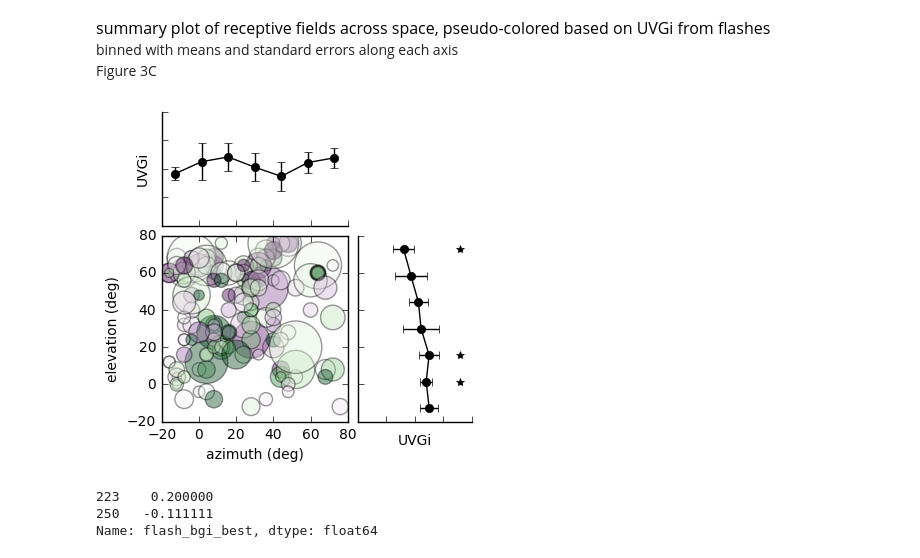
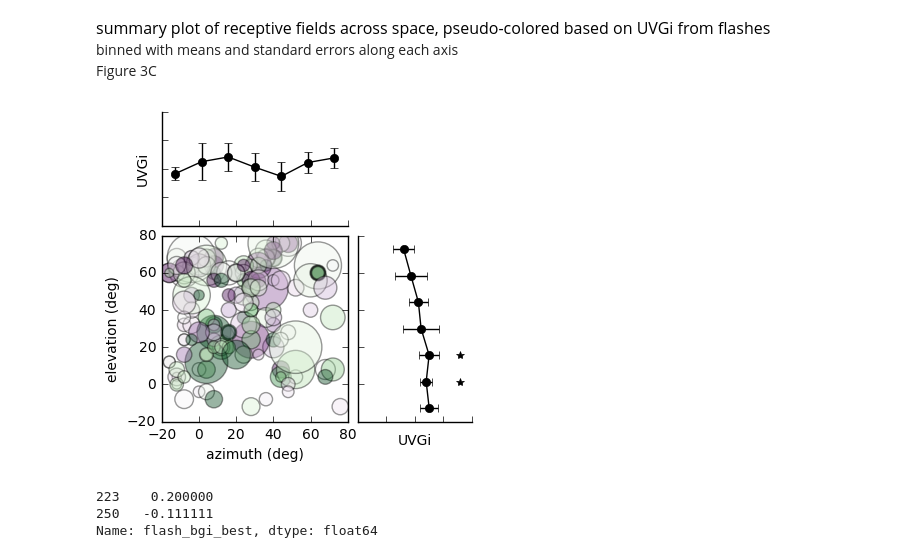
Before and after one commit to danieljdenman/mouse_chromatic, a Jupyter notebook: Denman2016_JNeurosci.ipynb, the cells around one changed output. Drawn from its saved outputs; the diff is of its cells as text; code cells hidden in the pictures.

```diff
--- a/Denman2016_JNeurosci.ipynb
+++ b/Denman2016_JNeurosci.ipynb
@@ -676,7 +677,7 @@ df2 = df2[(df2['rf_best_x']-28)*4. < 80]
 df2 = df2[(df2['rf_best_y']-28)*4. < 80]
 bins = 7
 rang = (-20,80)
-sig = .1
+sig = .05
 
 fig = plt.figure(figsize=(4,4))
 ax_scatter =  placeAxesOnGrid(fig,dim=(1,1),xspan=(0,0.6),yspan=(0.4,1.0))
@@ -699,34 +700,34 @@ for i,start in enumerate(_a[:-1]):
     end=_a[i+1]
     azimuth_pvals.append(ttest_1samp(y_a[x_a < end][x_a > start],0)[1])
     if ttest_1samp(y_a[x_a < end][x_a > start],0)[1] < sig:
         ax_azimuth.plot([0.8],(start+end)/2.,'k*')
 ax_azimuth.set_ylim(-1,1)
 ax_azimuth.set_ylabel('UVGi')
 
 ax_elevation =  placeAxesOnGrid(fig,dim=(1,1),xspan=(0.63,1),yspan=(0.4,1.0))
 x_e=(df2['rf_best_y'][~np.isnan(df2['flash_bgi_best'])]-28)*4.
 y_e=df2['flash_bgi_best'][~np.isnan(df2['flash_bgi_best'])]
 n_e,_=np.histogram(x_e,bins=bins,range=rang)
 sy_e,_e=np.histogram(x_e,bins=bins,range=rang,weights=y_e)
 sy2_e,_e=np.histogram(x_e,bins=bins,range=rang,weights=y_e*y_e)
 mean_e = sy_e/n_e
 std_e = (sy2_e/n_e- mean_e*mean_e)
 ax_elevation.errorbar(mean_e,(_e[1:]+_e[:-1])/2,fmt='o-',color='k',xerr=std_e)
 elevation_pvals = []
 for i,start in enumerate(_e[:-1]):
     end=_e[i+1]
     elevation_pvals.append(ttest_1samp(y_e[x_e < end][x_e > start],0)[1])
     if ttest_1samp(y_e[x_e < end][x_e > start],0)[1] < sig:
         ax_elevation.plot([0.8],(start+end)/2.,'k*')
 ax_elevation.set_xlim(-1,1)
 ax_elevation.set_xlabel('UVGi')
 cleanAxes(ax_elevation)
 cleanAxes(ax_azimuth)
 
 #ax_scatter.set_rasterized(True)
 plt.gcf().savefig(os.path.join(path_to_data,'3C.eps'),format='eps')
 # %% [output]
-[figure, old version]
+[figure, new version]
 # %%
 y_e[x_e < -11.667][x_e > -20]
 # %% [output]
```
Also changed, not shown: parts of 4 cells of this notebook, 2 other files.
